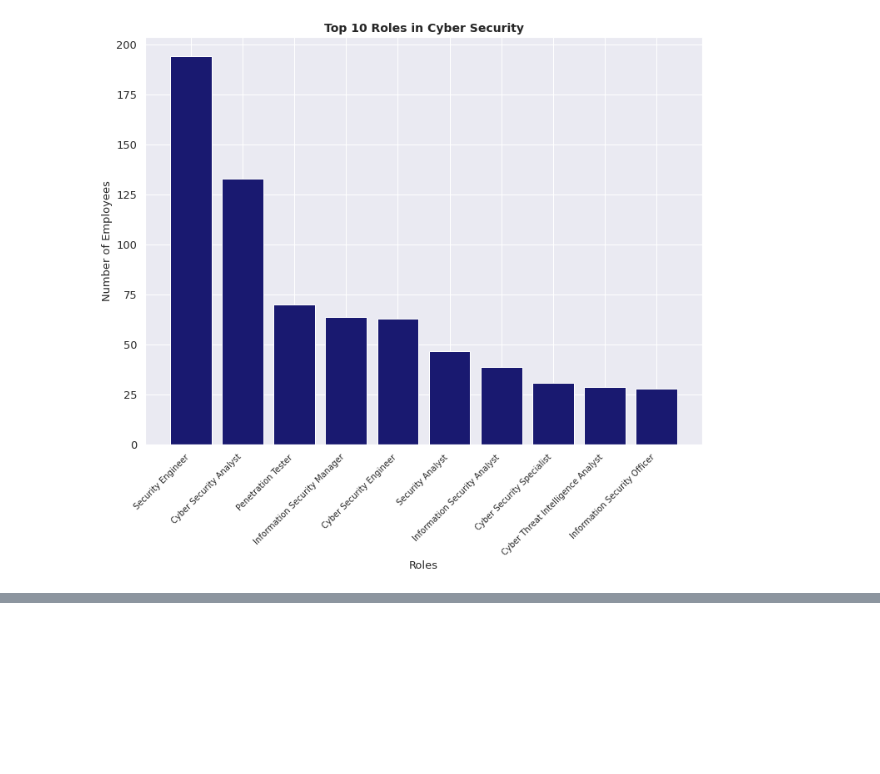
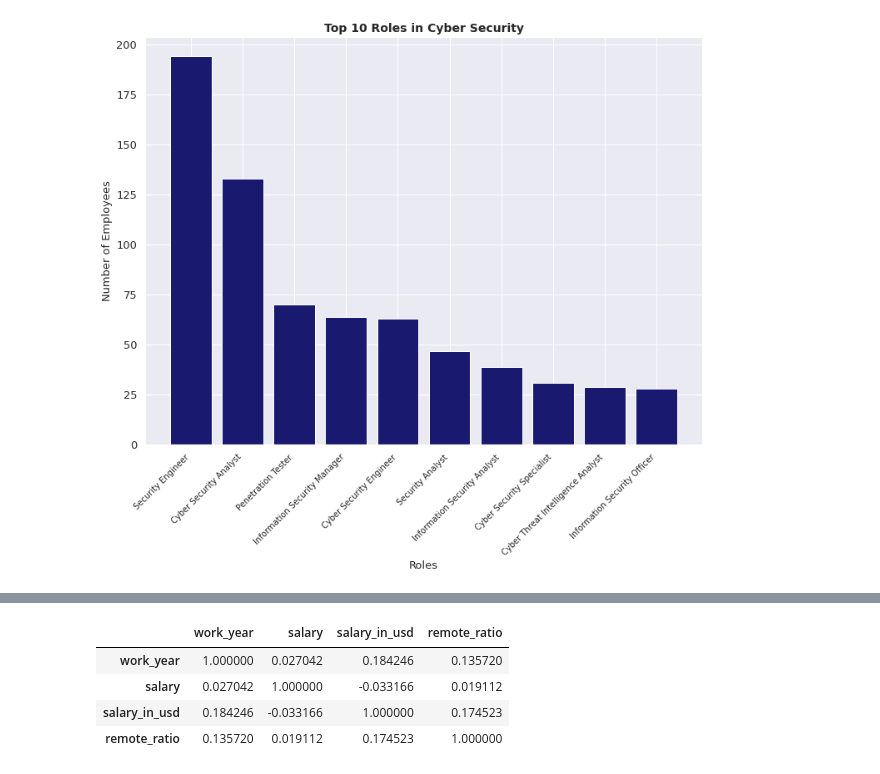
Before and after one commit to wa-le/cybersec-jobs-EDA, a Jupyter notebook: cybersec_jobs.ipynb, the cells around one changed output, grey strips where cells are left out. Cells and saved outputs as stored; diff of their text form; code cells hidden in the pictures; blank space fills up the shorter version.

```diff
--- a/cybersec_jobs.ipynb
+++ b/cybersec_jobs.ipynb
@@ -158,0 +175,8 @@ plt.show()
+# %%
+df1.corr().style.background_gradient(cmap='coolwarm')
+# %% [output]
+|  | work_year | salary | salary_in_usd | remote_ratio |
+| work_year | 1.000000 | 0.027042 | 0.184246 | 0.135720 |
+| salary | 0.027042 | 1.000000 | -0.033166 | 0.019112 |
+| salary_in_usd | 0.184246 | -0.033166 | 1.000000 | 0.174523 |
+| remote_ratio | 0.135720 | 0.019112 | 0.174523 | 1.000000 |
```
Also changed, not shown: parts of 10 cells of this notebook.
